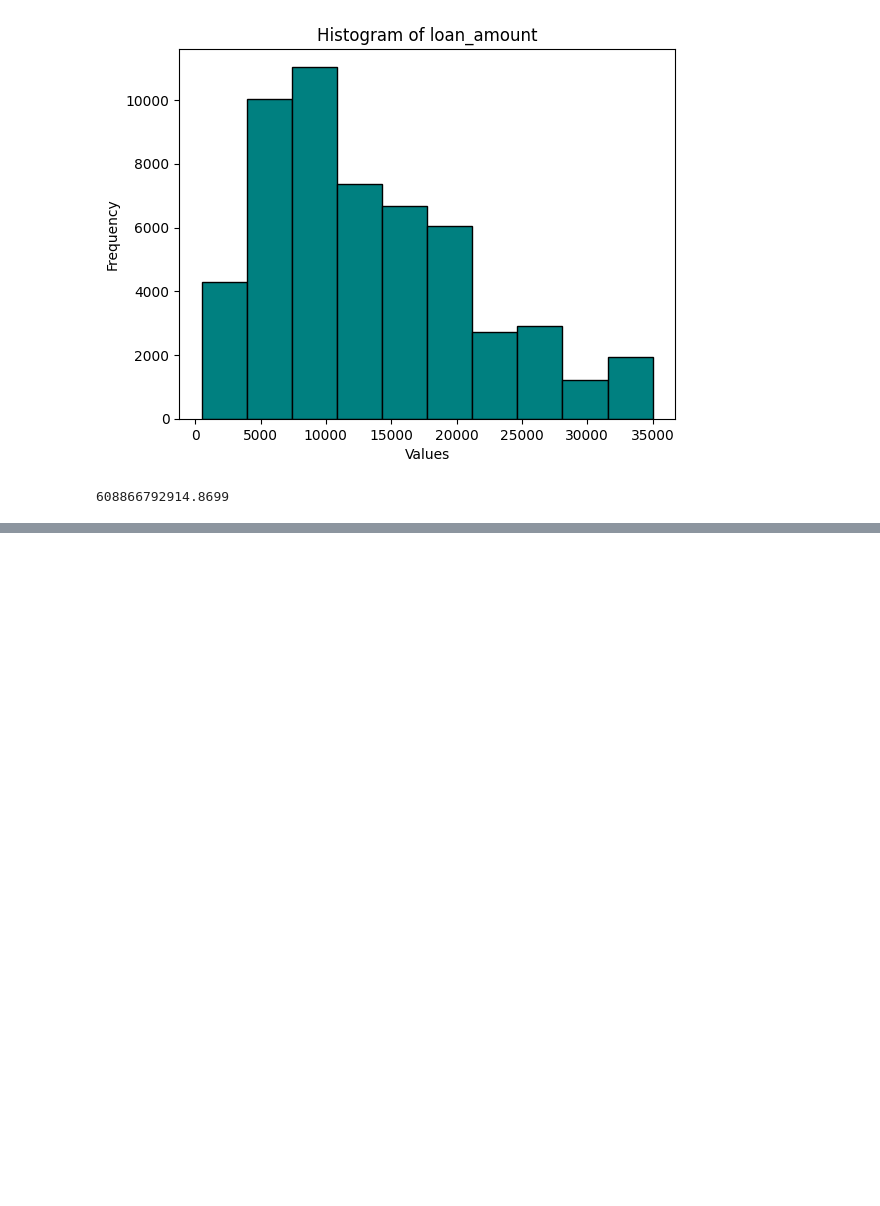
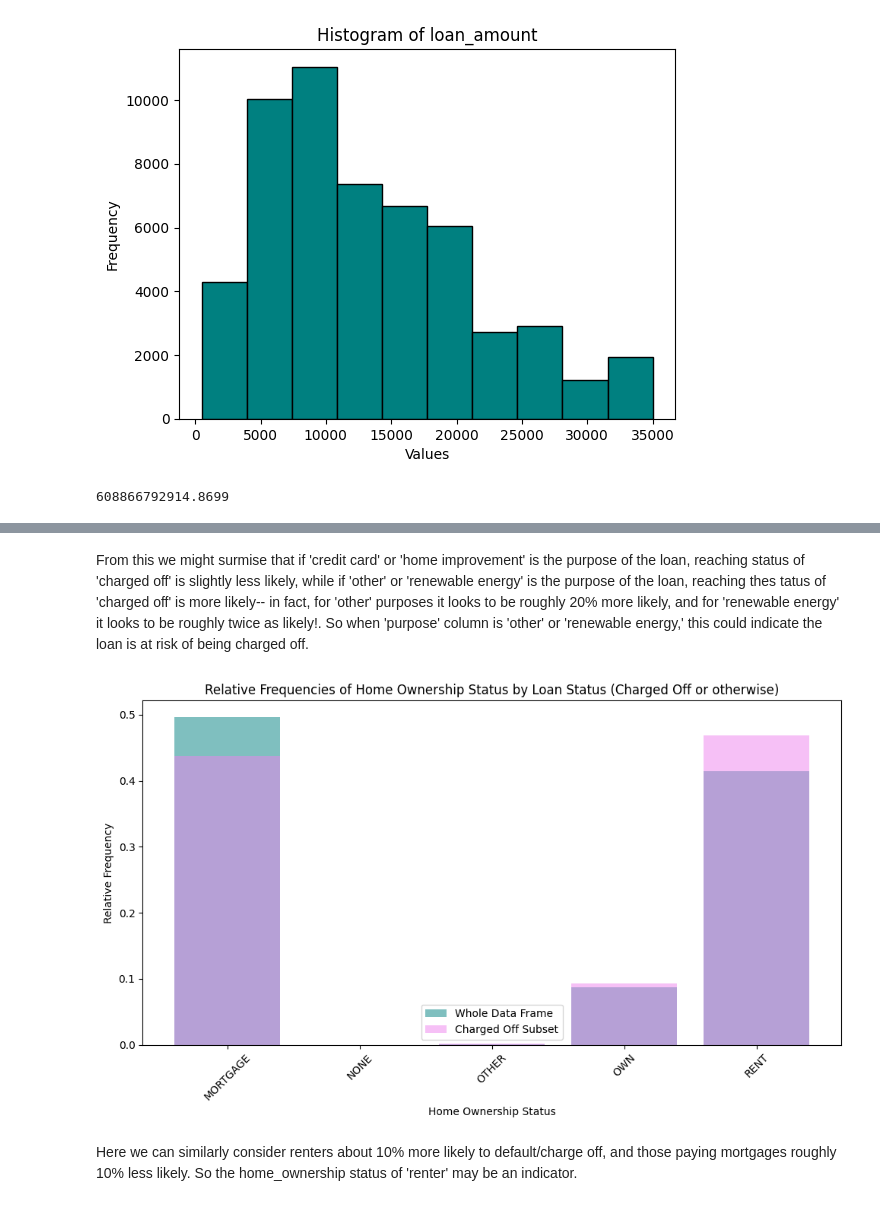
Before and after one commit to ThanksCheersHrng/exploratory-data-analysis---customer-loans-in-finance202, a Jupyter notebook: analysis_and_visualisation_workspace_1.ipynb, the cells around one changed output, grey strips where cells are left out. Cells and saved outputs as stored; diff of their text form; code cells hidden in the pictures; blank space fills up the shorter version.

```diff
--- a/analysis_and_visualisation_workspace_1.ipynb
+++ b/analysis_and_visualisation_workspace_1.ipynb
@@ -505,0 +561,32 @@ This prompt is much more vauge and open-ended, so I'll set myself some precise g
+# %% [markdown]
+From this we might surmise that if 'credit card' or 'home improvement' is the purpose of the loan, reaching status of 'charged off' is slightly less likely, while if 'other' or 'renewable energy' is the purpose of the loan, reaching thes tatus of 'charged off' is more likely-- in fact, for 'other' purposes it looks to be roughly 20% more likely, and for 'renewable energy' it looks to be roughly twice as likely!. So when 'purpose' column is 'other' or 'renewable energy,' this could indicate the loan is at risk of being charged off.
+# %%
+# home ownership is also a non-ordinal status. So I'll do the same for it.
+
+# Calculate relative frequencies for each dataframe
+relative_freq_df1 = finance_df['home_ownership'].value_counts(normalize=True).sort_index()
+relative_freq_df2 = charged_off_df['home_ownership'].value_counts(normalize=True).sort_index()
+
+# Plotting
+plt.figure(figsize=(10, 6))
+
+# Plot relative frequencies for df1
+plt.bar(relative_freq_df1.index, relative_freq_df1.values, color='teal', alpha=0.5, label='Whole Data Frame')
+
+# Plot relative frequencies for df2
+plt.bar(relative_freq_df2.index, relative_freq_df2.values, color='violet', alpha=0.5, label='Charged Off Subset')
+
+# Adding labels and title
+plt.xlabel('Home Ownership Status')
+plt.ylabel('Relative Frequency')
+plt.title('Relative Frequencies of Home Ownership Status by Loan Status (Charged Off or otherwise)')
+plt.xticks(rotation=45)
+plt.legend()
+
+# Show plot
+plt.tight_layout()
+plt.show()
+# %% [output]
+[figure, added]
+# %% [markdown]
+Here we can similarly consider renters about 10% more likely to default/charge off, and those paying mortgages roughly 10% less likely. So the home_ownership status of 'renter' may be an indicator.
```
Also changed, not shown: parts of 27 cells of this notebook.
